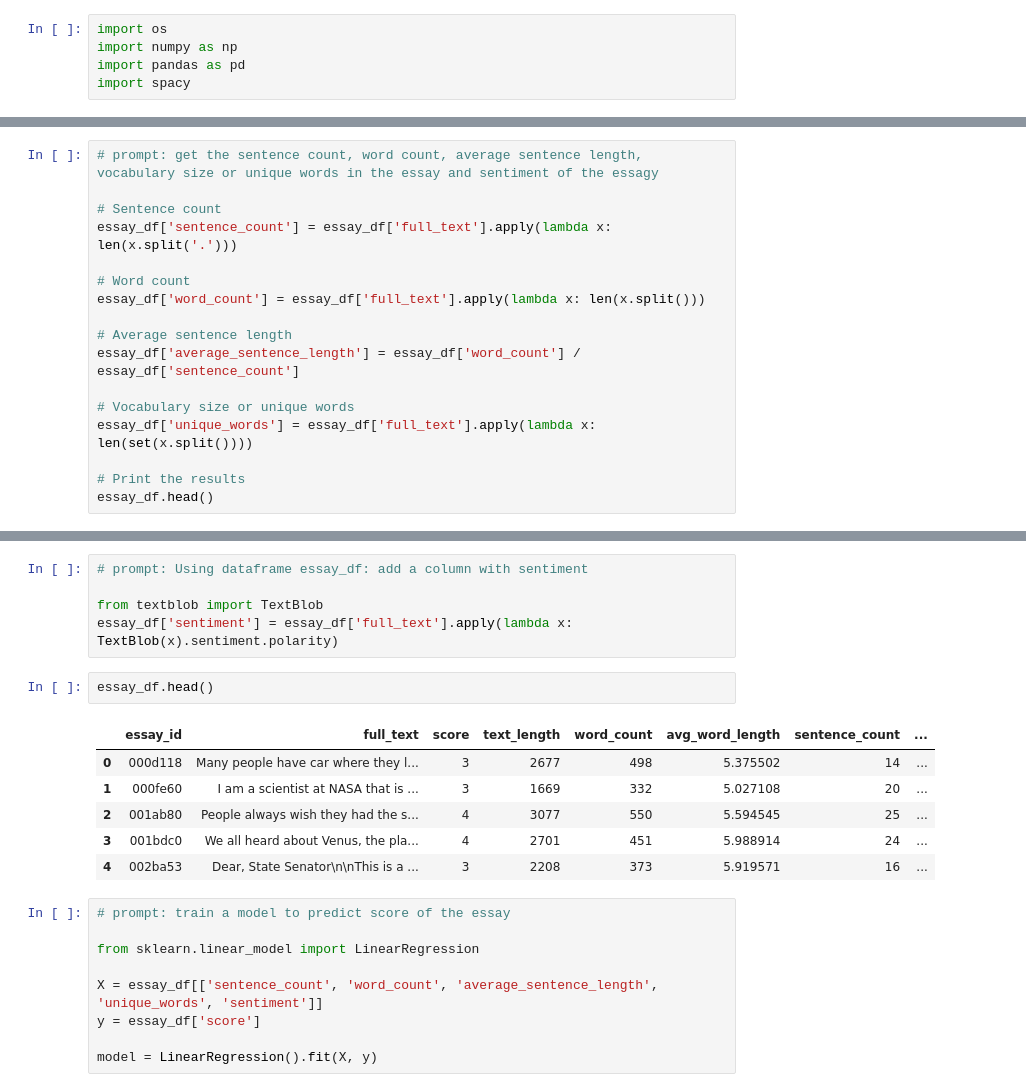
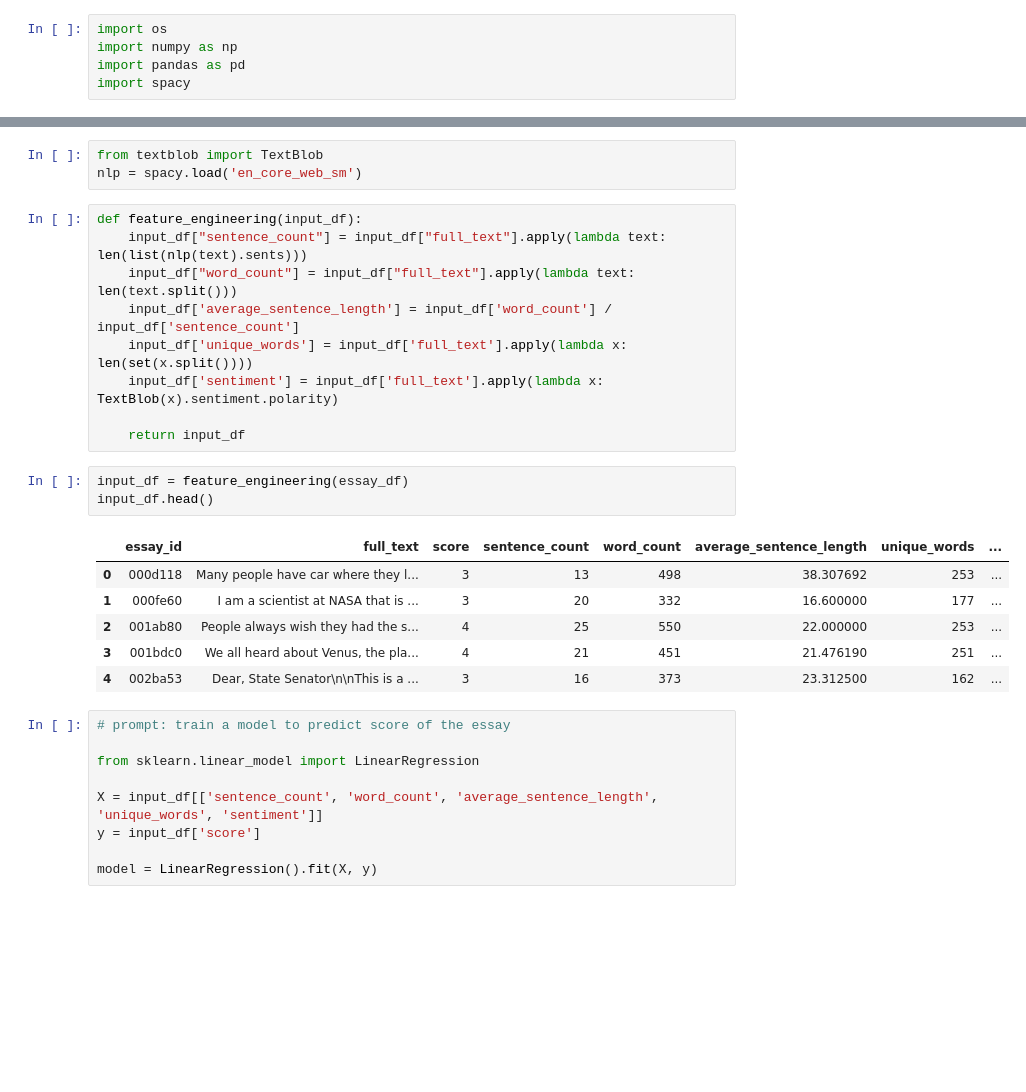
Before and after one commit to rams1987/Essay_Scoring, a Jupyter notebook: essay_scoring.ipynb, the cells around one changed output, grey strips where cells are left out. Drawn from its saved outputs; the diff is of its cells as text; blank space fills up the shorter version.

Commit message:
added a feature engineering method

```diff
--- a/essay_scoring.ipynb
+++ b/essay_scoring.ipynb
@@ -60,20 +61,3 @@ essay_df.head()
 | 2 | 001ab80 | People always wish they had the s... | 4 |
 | 3 | 001bdc0 | We all heard about Venus, the pla... | 4 |
 | 4 | 002ba53 | Dear, State Senator\n\nThis is a ... | 3 |
-# %%
-# prompt: get the sentence count, word count, average sentence length, vocabulary size or unique words in the essay and sentiment of the essagy
-
-# Sentence count
-essay_df['sentence_count'] = essay_df['full_text'].apply(lambda x: len(x.split('.')))
-
-# Word count
-essay_df['word_count'] = essay_df['full_text'].apply(lambda x: len(x.split()))
-
-# Average sentence length
-essay_df['average_sentence_length'] = essay_df['word_count'] / essay_df['sentence_count']
-
-# Vocabulary size or unique words
-essay_df['unique_words'] = essay_df['full_text'].apply(lambda x: len(set(x.split())))
-
-# Print the results
-essay_df.head()
@@ -87,23 +64,31 @@ essay_df.head()
-# %%
-# prompt: Using dataframe essay_df: add a column with sentiment
-
-from textblob import TextBlob
-essay_df['sentiment'] = essay_df['full_text'].apply(lambda x: TextBlob(x).sentiment.polarity)
-# %%
-essay_df.head()
-# %% [output]
-|  | essay_id | full_text | score | text_length | word_count | avg_word_length | sentence_count | ... |
-| 0 | 000d118 | Many people have car where they l... | 3 | 2677 | 498 | 5.375502 | 14 | ... |
-| 1 | 000fe60 | I am a scientist at NASA that is ... | 3 | 1669 | 332 | 5.027108 | 20 | ... |
-| 2 | 001ab80 | People always wish they had the s... | 4 | 3077 | 550 | 5.594545 | 25 | ... |
-| 3 | 001bdc0 | We all heard about Venus, the pla... | 4 | 2701 | 451 | 5.988914 | 24 | ... |
-| 4 | 002ba53 | Dear, State Senator\n\nThis is a ... | 3 | 2208 | 373 | 5.919571 | 16 | ... |
+# %%
+from textblob import TextBlob
+nlp = spacy.load('en_core_web_sm')
+# %%
+def feature_engineering(input_df):
+    input_df["sentence_count"] = input_df["full_text"].apply(lambda text: len(list(nlp(text).sents)))
+    input_df["word_count"] = input_df["full_text"].apply(lambda text: len(text.split()))
+    input_df['average_sentence_length'] = input_df['word_count'] / input_df['sentence_count']
+    input_df['unique_words'] = input_df['full_text'].apply(lambda x: len(set(x.split())))
+    input_df['sentiment'] = input_df['full_text'].apply(lambda x: TextBlob(x).sentiment.polarity)
+
+    return input_df
+# %%
+input_df = feature_engineering(essay_df)
+input_df.head()
+# %% [output]
+|  | essay_id | full_text | score | sentence_count | word_count | average_sentence_length | unique_words | ... |
+| 0 | 000d118 | Many people have car where they l... | 3 | 13 | 498 | 38.307692 | 253 | ... |
+| 1 | 000fe60 | I am a scientist at NASA that is ... | 3 | 20 | 332 | 16.600000 | 177 | ... |
+| 2 | 001ab80 | People always wish they had the s... | 4 | 25 | 550 | 22.000000 | 253 | ... |
+| 3 | 001bdc0 | We all heard about Venus, the pla... | 4 | 21 | 451 | 21.476190 | 251 | ... |
+| 4 | 002ba53 | Dear, State Senator\n\nThis is a ... | 3 | 16 | 373 | 23.312500 | 162 | ... |
 # %%
 # prompt: train a model to predict score of the essay
 
 from sklearn.linear_model import LinearRegression
 
-X = essay_df[['sentence_count', 'word_count', 'average_sentence_length', 'unique_words', 'sentiment']]
-y = essay_df['score']
+X = input_df[['sentence_count', 'word_count', 'average_sentence_length', 'unique_words', 'sentiment']]
+y = input_df['score']
 
 model = LinearRegression().fit(X, y)
```
Also changed, not shown: parts of 6 cells of this notebook.
